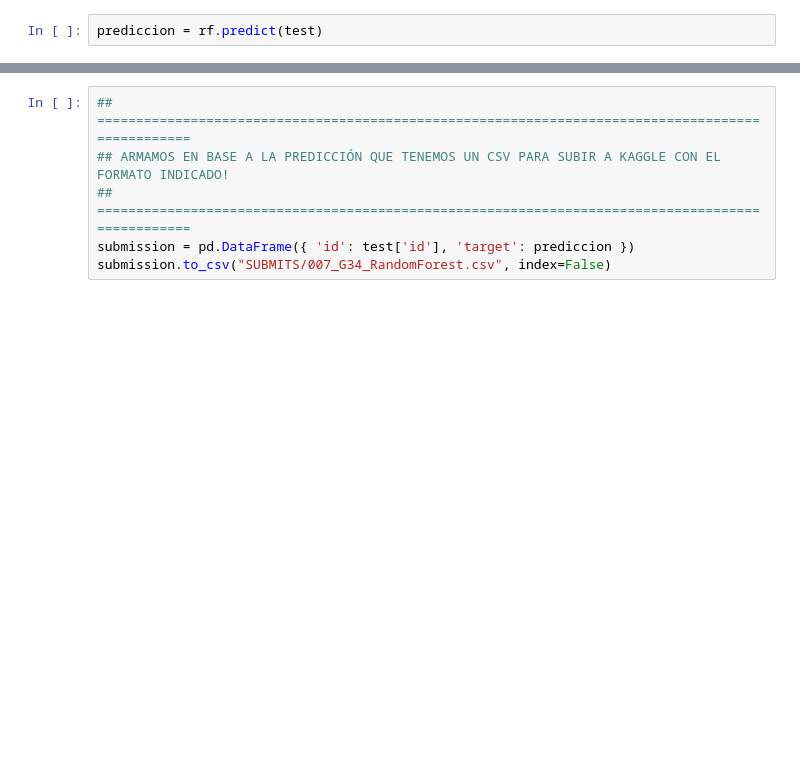
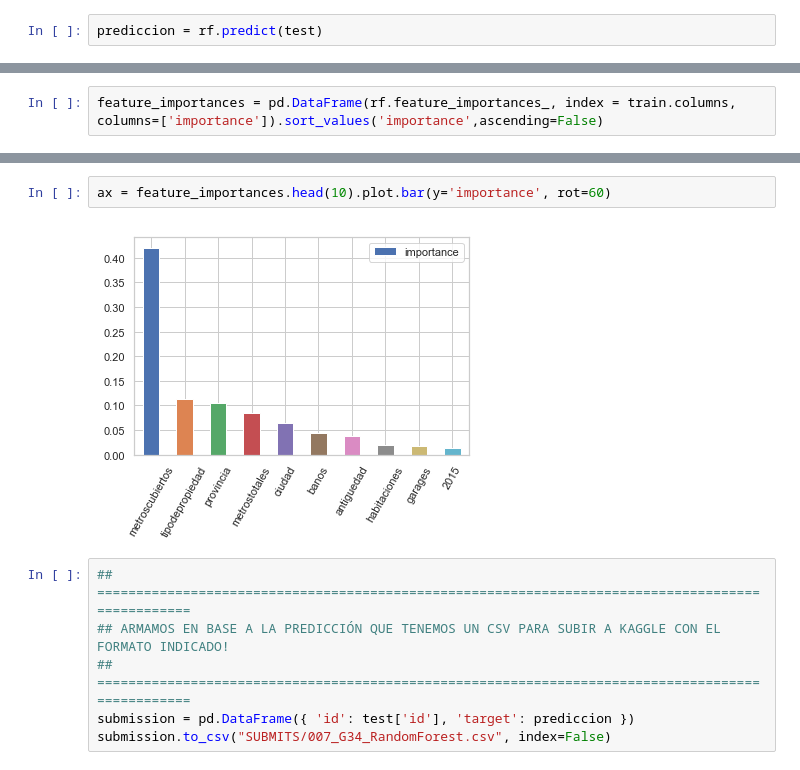
Before and after one commit to patopizzini/Organizacion_Datos_2C2019, a Jupyter notebook: TP2/TP2 Andres (Random Forest).ipynb, the cells around one changed output, grey strips where cells are left out. Drawn from its saved outputs; the diff is of its cells as text; blank space fills up the shorter version.

```diff
--- a/TP2/TP2 Andres (Random Forest).ipynb
+++ b/TP2/TP2 Andres (Random Forest).ipynb
@@ -137,0 +149,2 @@ prediccion = rf.predict(test)
+# %%
+feature_importances = pd.DataFrame(rf.feature_importances_, index = train.columns, columns=['importance']).sort_values('importance',ascending=False)
@@ -138,3 +171,7 @@ prediccion = rf.predict(test)
+# %%
+ax = feature_importances.head(10).plot.bar(y='importance', rot=60)
+# %% [output]
+[figure, added]
 # %%
 ## =================================================================================================
 ## ARMAMOS EN BASE A LA PREDICCIÓN QUE TENEMOS UN CSV PARA SUBIR A KAGGLE CON EL FORMATO INDICADO!
```
Also changed, not shown: parts of 11 cells of this notebook, 5 other files.
